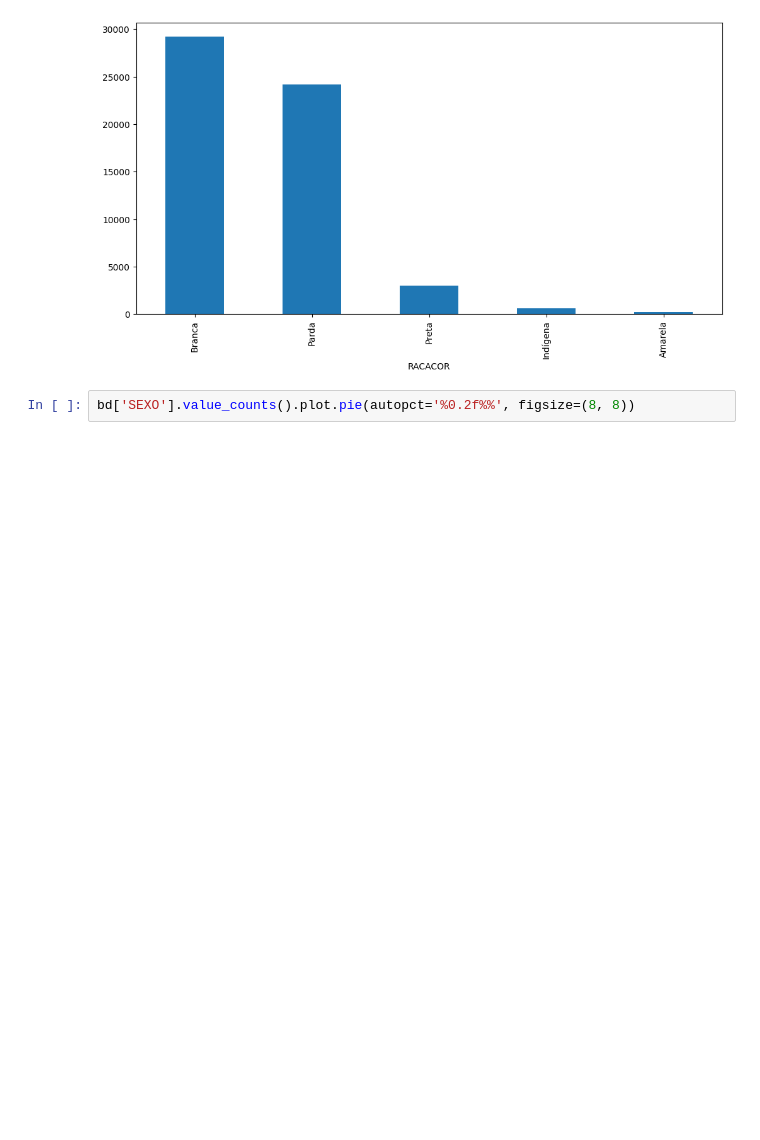
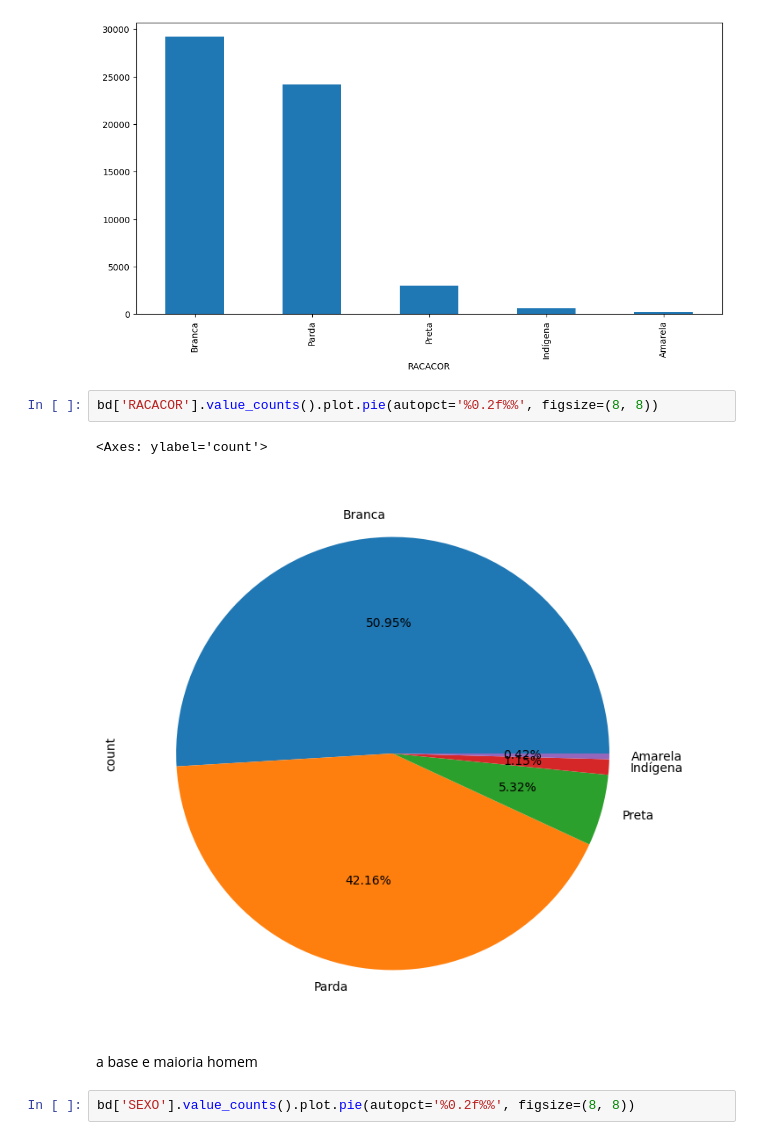
Before and after one commit to vitor1209/AnalisaAI, a Jupyter notebook: SaudeJovem/main.ipynb, the cells around one changed output. Saved outputs shown, nothing was run; the diff lists cells and outputs as text; blank space fills up the shorter version.

```diff
--- a/SaudeJovem/main.ipynb
+++ b/SaudeJovem/main.ipynb
@@ -136,6 +156,13 @@ bd['RACACOR'].value_counts().plot.bar()
 # %% [output]
 <Axes: xlabel='RACACOR'>
 [figure]
+# %%
+bd['RACACOR'].value_counts().plot.pie(autopct='%0.2f%%', figsize=(8, 8))
+# %% [output]
+<Axes: ylabel='count'>
+[figure, added]
+# %% [markdown]
+a base e maioria homem
 # %%
 bd['SEXO'].value_counts().plot.pie(autopct='%0.2f%%', figsize=(8, 8))
 # %% [output]
```
Also changed, not shown: parts of 35 cells of this notebook.
